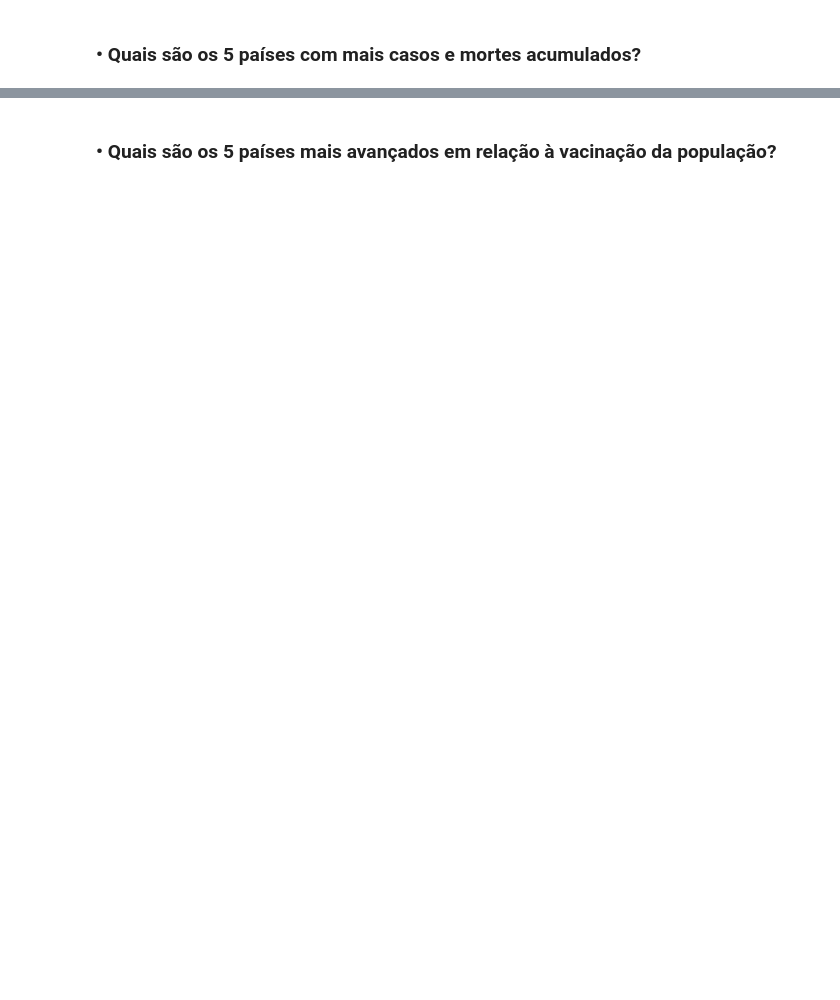
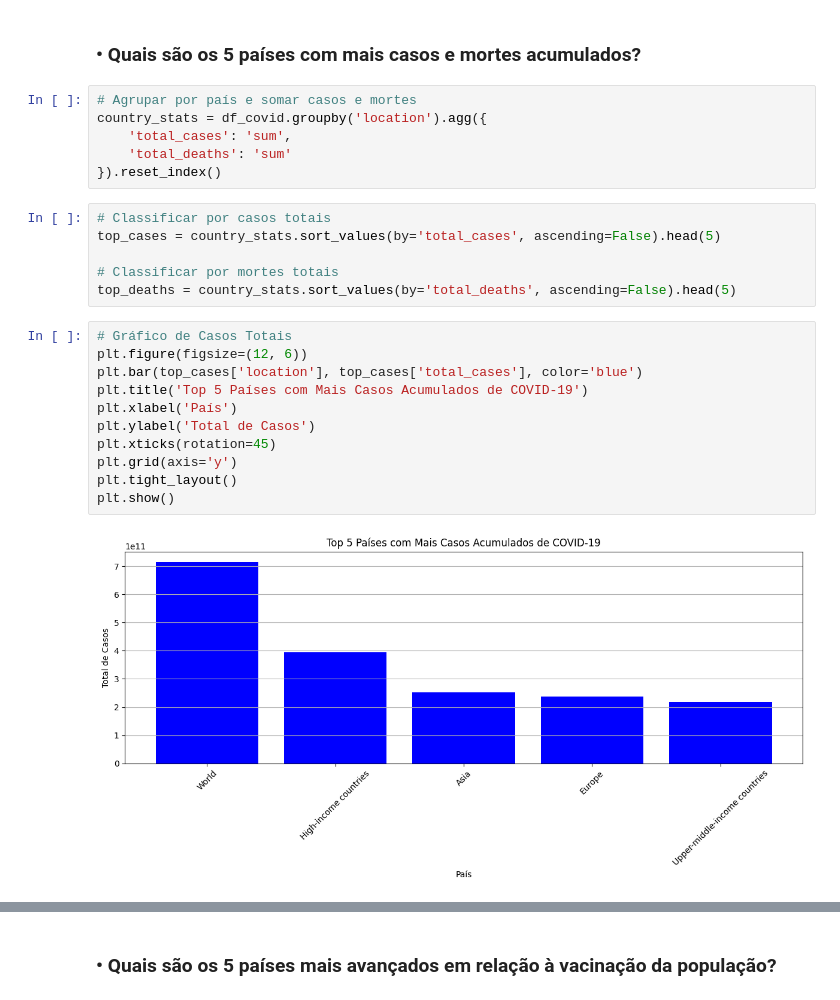
Before and after one commit to Henrike-PB/gc-python-2024, a Jupyter notebook: aula_08/Exercício 21/exercicio_21.ipynb, the cells around one changed output, grey strips where cells are left out. Saved outputs shown, nothing was run; the diff lists cells and outputs as text; blank space fills up the shorter version.

```diff
--- a/aula_08/Exercício 21/exercicio_21.ipynb
+++ b/aula_08/Exercício 21/exercicio_21.ipynb
@@ -78,2 +139,27 @@ Index(['iso_code', 'continent', 'location', 'date', 'total_cases', 'new_cases',
 # %% [markdown]
 ### • Quais são os 5 países com mais casos e mortes acumulados?
+# %%
+# Agrupar por país e somar casos e mortes
+country_stats = df_covid.groupby('location').agg({
+    'total_cases': 'sum',
+    'total_deaths': 'sum'
+}).reset_index()
+# %%
+# Classificar por casos totais
+top_cases = country_stats.sort_values(by='total_cases', ascending=False).head(5)
+
+# Classificar por mortes totais
+top_deaths = country_stats.sort_values(by='total_deaths', ascending=False).head(5)
+# %%
+# Gráfico de Casos Totais
+plt.figure(figsize=(12, 6))
+plt.bar(top_cases['location'], top_cases['total_cases'], color='blue')
+plt.title('Top 5 Países com Mais Casos Acumulados de COVID-19')
+plt.xlabel('País')
+plt.ylabel('Total de Casos')
+plt.xticks(rotation=45)
+plt.grid(axis='y')
+plt.tight_layout()
+plt.show()
+# %% [output]
+[figure, added]
```
Also changed, not shown: parts of 23 cells of this notebook, 6 other files.
